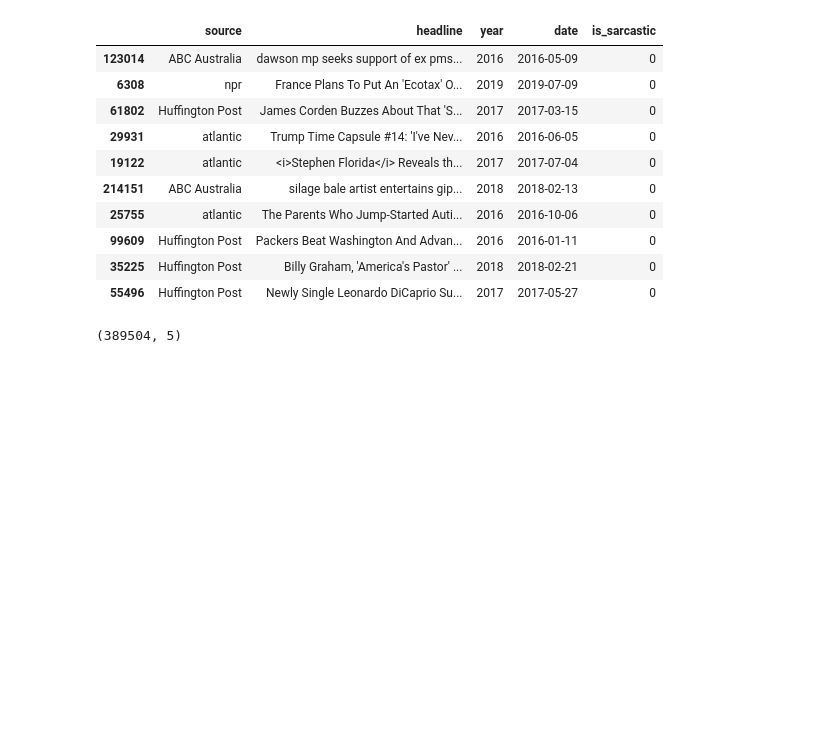
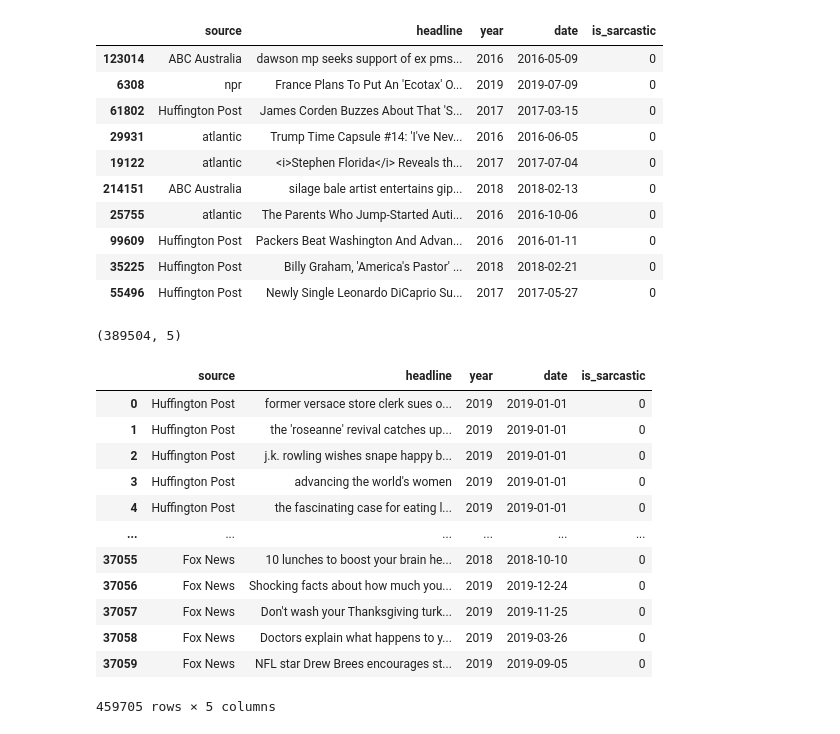
Before and after one commit to yagnesh7/dsga1001-term-project, a Jupyter notebook: notebooks/01_data_combine.ipynb, the cells around one changed output. Cells and saved outputs as stored; diff of their text form; code cells hidden in the pictures; blank space fills up the shorter version.

```diff
--- a/notebooks/01_data_combine.ipynb
+++ b/notebooks/01_data_combine.ipynb
@@ -63,0 +64,12 @@ guardian.sample(n = 5)
+# %%
+fox = pd.read_csv('../data/fox_all.csv')
+fox['is_sarcastic'] = 0
+fox['date'] = pd.to_datetime(fox['date'])
+fox['date'] = fox['date'].apply(lambda x:str(x)[:10])
+
+fox['source'] = "Fox News"
+
+fox = fox[['source', 'title','date','is_sarcastic']]
+
+
+fox.sample(n = 5)
@@ -184,4 +203,13 @@ combined_df.sample(n = 10)
 combined_df.shape
 # %% [output]
 (389504, 5)
+# %%
+old_combined = pd.read_csv('../data/combined_data_v5.csv')
+# %%
+fox.columns = ['source', 'headline', 'date', 'is_sarcastic']
+fox['year'] = fox['date'].apply(lambda x: int(x[:4]))
+fox = fox.loc[fox['year'] >= 2016 ]
+fox = fox[['source', 'headline', 'year', 'date', 'is_sarcastic']]
+# %%
+new_combined = pd.concat([old_combined,fox], axis = 0)
 # %%
@@ -188,0 +217,16 @@ combined_df.to_csv('../data/combined_data_v3.csv', index = False)
+# %%
+new_combined
+# %% [output]
+|  | source | headline | year | date | is_sarcastic |
+| 0 | Huffington Post | former versace store clerk sues o... | 2019 | 2019-01-01 | 0 |
+| 1 | Huffington Post | the 'roseanne' revival catches up... | 2019 | 2019-01-01 | 0 |
+| 2 | Huffington Post | j.k. rowling wishes snape happy b... | 2019 | 2019-01-01 | 0 |
+| 3 | Huffington Post | advancing the world's women | 2019 | 2019-01-01 | 0 |
+| 4 | Huffington Post | the fascinating case for eating l... | 2019 | 2019-01-01 | 0 |
+| ... | ... | ... | ... | ... | ... |
+| 37055 | Fox News | 10 lunches to boost your brain he... | 2018 | 2018-10-10 | 0 |
+| 37056 | Fox News | Shocking facts about how much you... | 2019 | 2019-12-24 | 0 |
+| 37057 | Fox News | Don't wash your Thanksgiving turk... | 2019 | 2019-11-25 | 0 |
+| 37058 | Fox News | Doctors explain what happens to y... | 2019 | 2019-03-26 | 0 |
+| 37059 | Fox News | NFL star Drew Brees encourages st... | 2019 | 2019-09-05 | 0 |
+459705 rows × 5 columns
```
Also changed, not shown: parts of 11 cells of this notebook, 2 other files.
